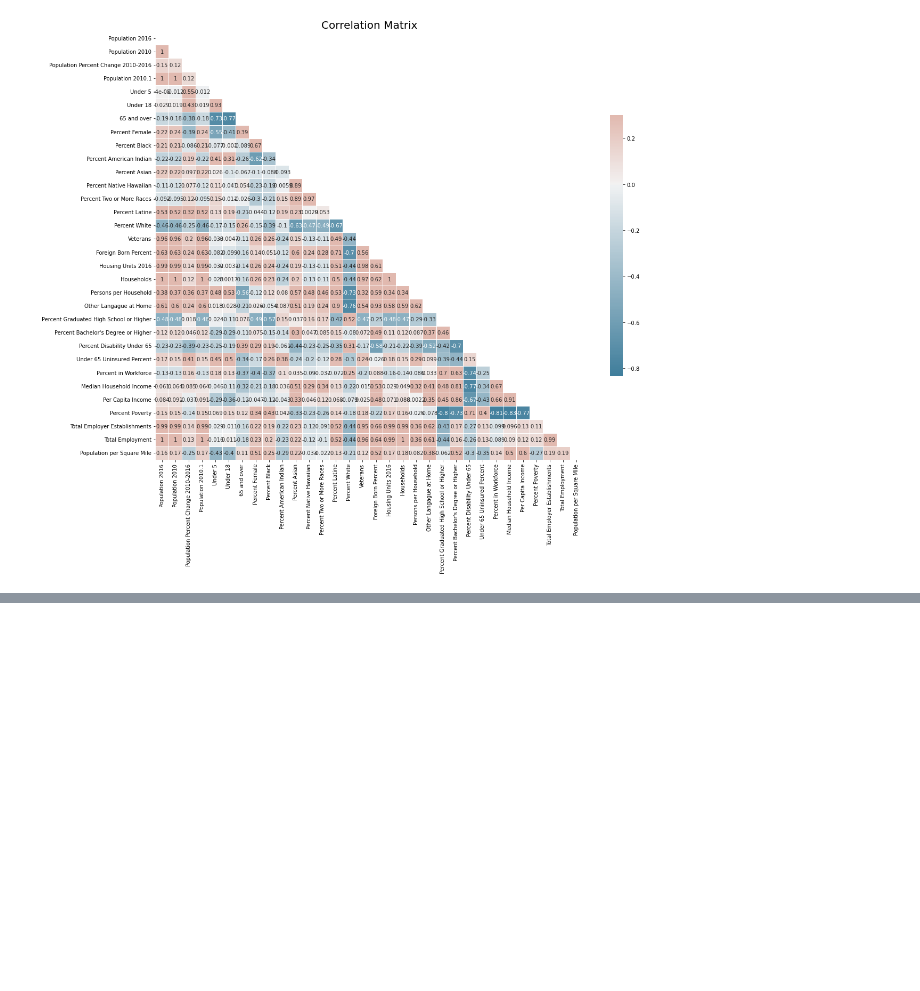
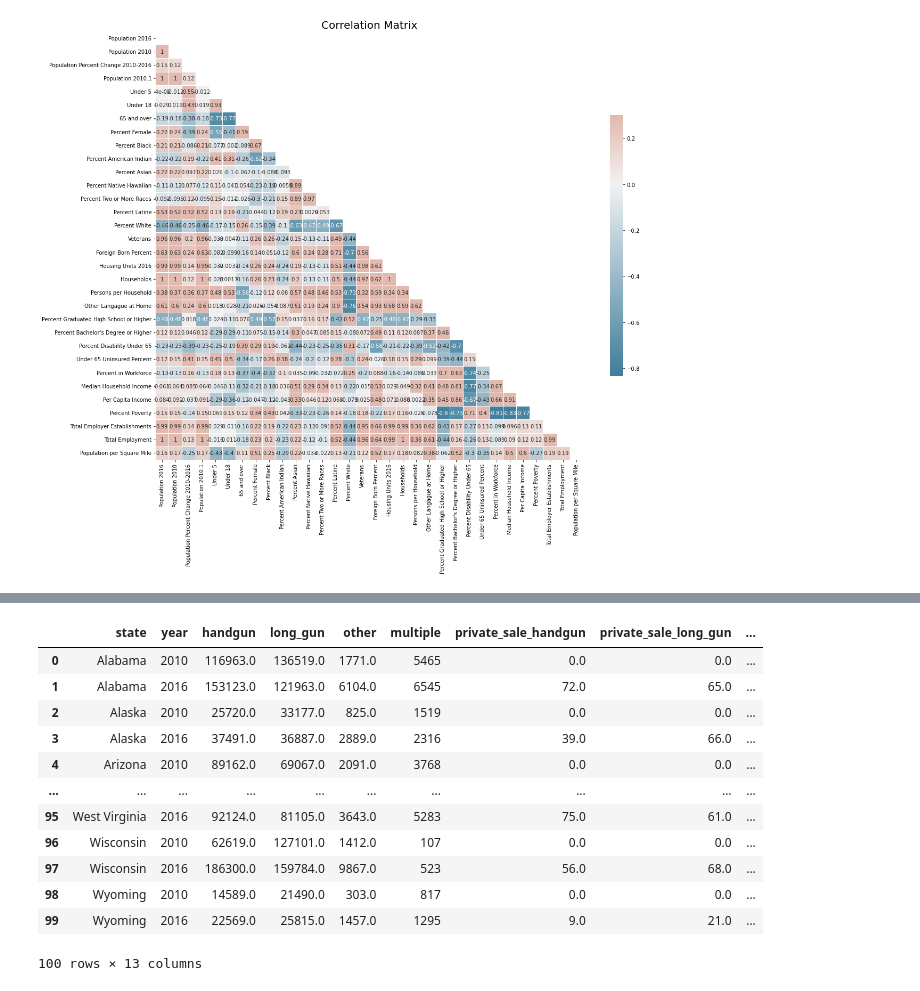
Before and after one commit to dezertdweller/fbi-gun-background-checks, a Jupyter notebook: analysis.ipynb, the cells around one changed output, grey strips where cells are left out. Saved outputs shown, nothing was run; the diff lists cells and outputs as text; code cells hidden in the pictures; blank space fills up the shorter version.

```diff
--- a/analysis.ipynb
+++ b/analysis.ipynb
@@ -556,0 +584,20 @@ plt.show()
+# %%
+df_fbi_subset = df_fbi[df_fbi['year'].isin([2010, 2016])]
+
+df_fbi_yearly = df_fbi_subset.groupby(['state', 'year']).sum().reset_index()
+
+df_fbi_yearly
+# %% [output]
+|  | state | year | handgun | long_gun | other | multiple | private_sale_handgun | private_sale_long_gun | ... |
+| 0 | Alabama | 2010 | 116963.0 | 136519.0 | 1771.0 | 5465 | 0.0 | 0.0 | ... |
+| 1 | Alabama | 2016 | 153123.0 | 121963.0 | 6104.0 | 6545 | 72.0 | 65.0 | ... |
+| 2 | Alaska | 2010 | 25720.0 | 33177.0 | 825.0 | 1519 | 0.0 | 0.0 | ... |
+| 3 | Alaska | 2016 | 37491.0 | 36887.0 | 2889.0 | 2316 | 39.0 | 66.0 | ... |
+| 4 | Arizona | 2010 | 89162.0 | 69067.0 | 2091.0 | 3768 | 0.0 | 0.0 | ... |
+| ... | ... | ... | ... | ... | ... | ... | ... | ... | ... |
+| 95 | West Virginia | 2016 | 92124.0 | 81105.0 | 3643.0 | 5283 | 75.0 | 61.0 | ... |
+| 96 | Wisconsin | 2010 | 62619.0 | 127101.0 | 1412.0 | 107 | 0.0 | 0.0 | ... |
+| 97 | Wisconsin | 2016 | 186300.0 | 159784.0 | 9867.0 | 523 | 56.0 | 68.0 | ... |
+| 98 | Wyoming | 2010 | 14589.0 | 21490.0 | 303.0 | 817 | 0.0 | 0.0 | ... |
+| 99 | Wyoming | 2016 | 22569.0 | 25815.0 | 1457.0 | 1295 | 9.0 | 21.0 | ... |
+100 rows × 13 columns
```
Also changed, not shown: parts of 6 cells of this notebook.
